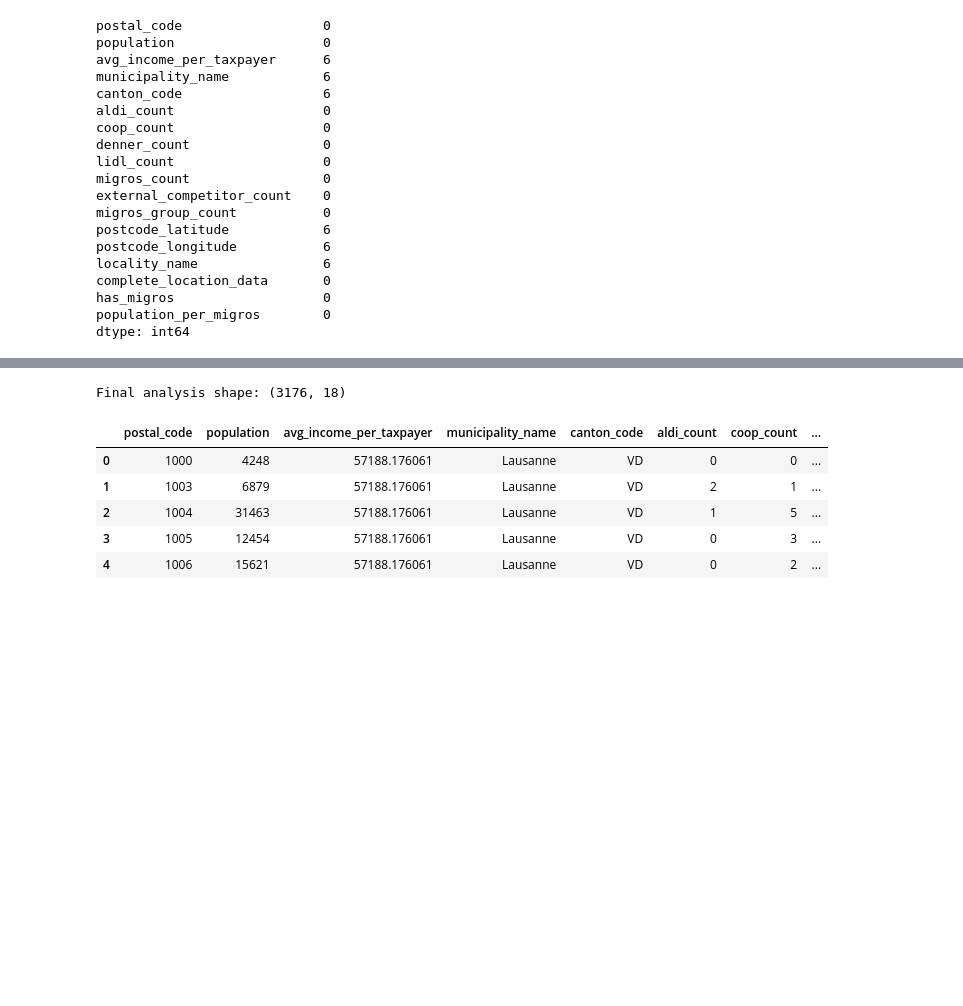
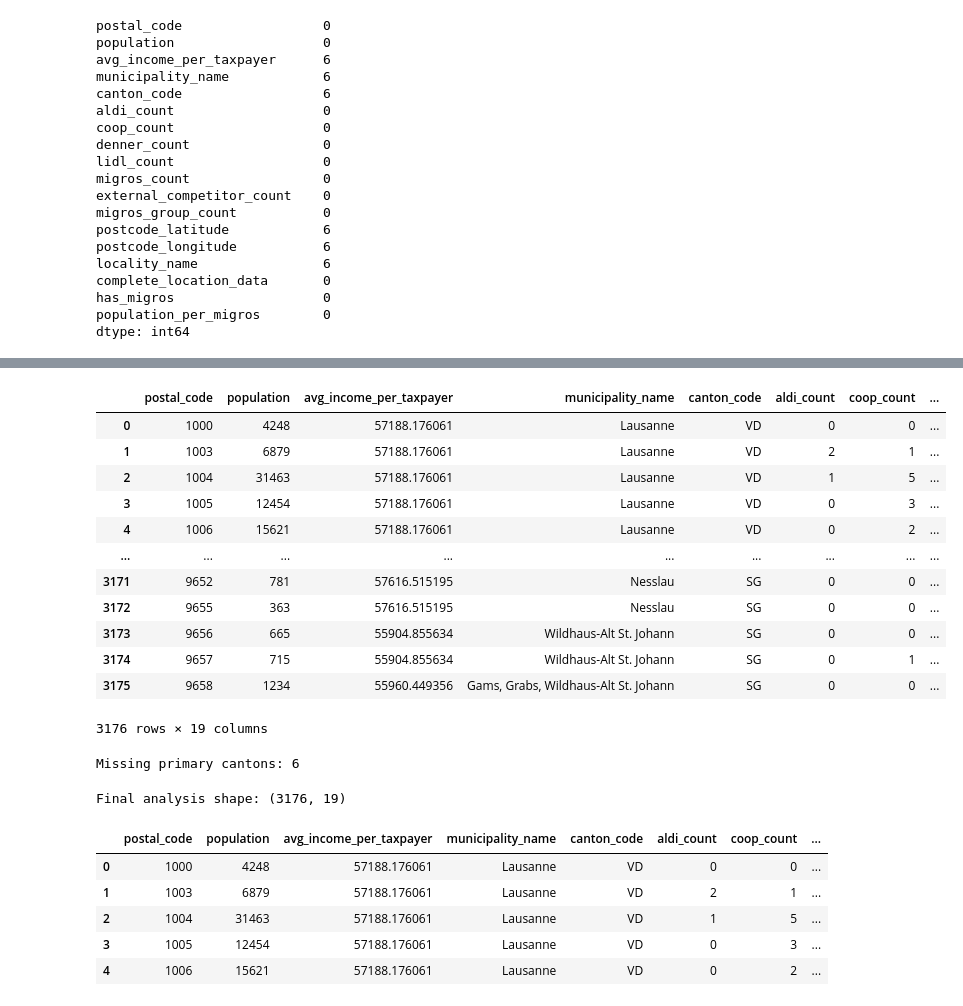
Before and after one commit to laravich/migros-store-location-analysis, a Jupyter notebook: 06_data_integration.ipynb, the cells around one changed output, grey strips where cells are left out. Saved outputs shown, nothing was run; the diff lists cells and outputs as text; code cells hidden in the pictures; blank space fills up the shorter version.

Commit message:
adding primary cantons.

```diff
--- a/06_data_integration.ipynb
+++ b/06_data_integration.ipynb
@@ -664,3 +664,8 @@ complete_location_data       0
 has_migros                   0
 population_per_migros        0
 dtype: int64
+# %%
+# creating a primary cantons column for later analysis
+primary_canton_df = postcode_municipality_df.dropna(subset=["canton_code"]).sort_values(["postal_code", "weight_pct"], ascending=[True, False]).drop_duplicates("postal_code")[["postal_code", "canton_code"]]
+primary_canton_df = primary_canton_df.rename(columns={"canton_code": "primary_canton"})
+primary_canton_df
@@ -667,3 +686,25 @@ dtype: int64
+# %%
+# adding that column to main df
+analysis_df = analysis_df.drop(columns=["primary_canton"], errors="ignore").merge(primary_canton_df, on="postal_code", how="left", validate="one_to_one")
+analysis_df
+# %% [output]
+|  | postal_code | population | avg_income_per_taxpayer | municipality_name | canton_code | aldi_count | coop_count | ... |
+| 0 | 1000 | 4248 | 57188.176061 | Lausanne | VD | 0 | 0 | ... |
+| 1 | 1003 | 6879 | 57188.176061 | Lausanne | VD | 2 | 1 | ... |
+| 2 | 1004 | 31463 | 57188.176061 | Lausanne | VD | 1 | 5 | ... |
+| 3 | 1005 | 12454 | 57188.176061 | Lausanne | VD | 0 | 3 | ... |
+| 4 | 1006 | 15621 | 57188.176061 | Lausanne | VD | 0 | 2 | ... |
+| ... | ... | ... | ... | ... | ... | ... | ... | ... |
+| 3171 | 9652 | 781 | 57616.515195 | Nesslau | SG | 0 | 0 | ... |
+| 3172 | 9655 | 363 | 57616.515195 | Nesslau | SG | 0 | 0 | ... |
+| 3173 | 9656 | 665 | 55904.855634 | Wildhaus-Alt St. Johann | SG | 0 | 0 | ... |
+| 3174 | 9657 | 715 | 55904.855634 | Wildhaus-Alt St. Johann | SG | 0 | 1 | ... |
+| 3175 | 9658 | 1234 | 55960.449356 | Gams, Grabs, Wildhaus-Alt St. Johann | SG | 0 | 0 | ... |
+3176 rows × 19 columns
+# %%
+print("Missing primary cantons:", analysis_df["primary_canton"].isna().sum())
+# %% [output]
+Missing primary cantons: 6
 # %%
 # save the final dataset
 analysis_df.to_csv(
@@ -674,7 +715,7 @@ analysis_df.to_csv(
 print("Final analysis shape:", analysis_df.shape)
 analysis_df.head()
 # %% [output]
-Final analysis shape: (3176, 18)
+Final analysis shape: (3176, 19)
 |  | postal_code | population | avg_income_per_taxpayer | municipality_name | canton_code | aldi_count | coop_count | ... |
 | 0 | 1000 | 4248 | 57188.176061 | Lausanne | VD | 0 | 0 | ... |
 | 1 | 1003 | 6879 | 57188.176061 | Lausanne | VD | 2 | 1 | ... |
```
Also changed, not shown: parts of 2 cells of this notebook.
